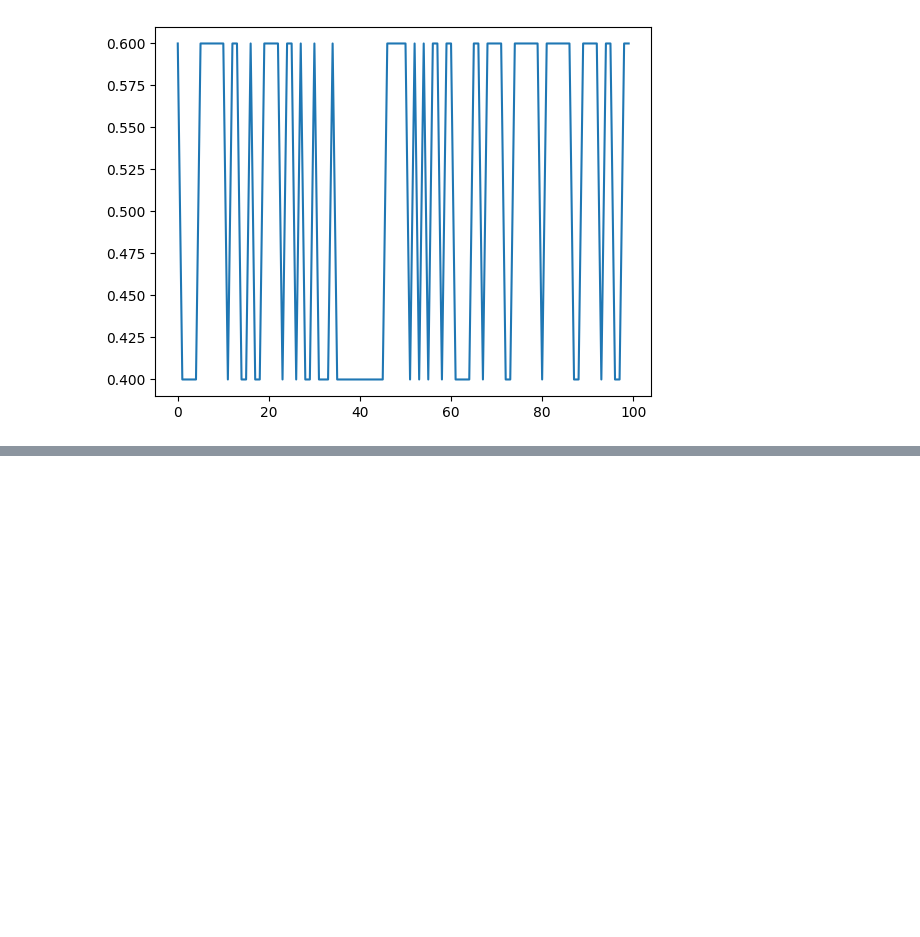
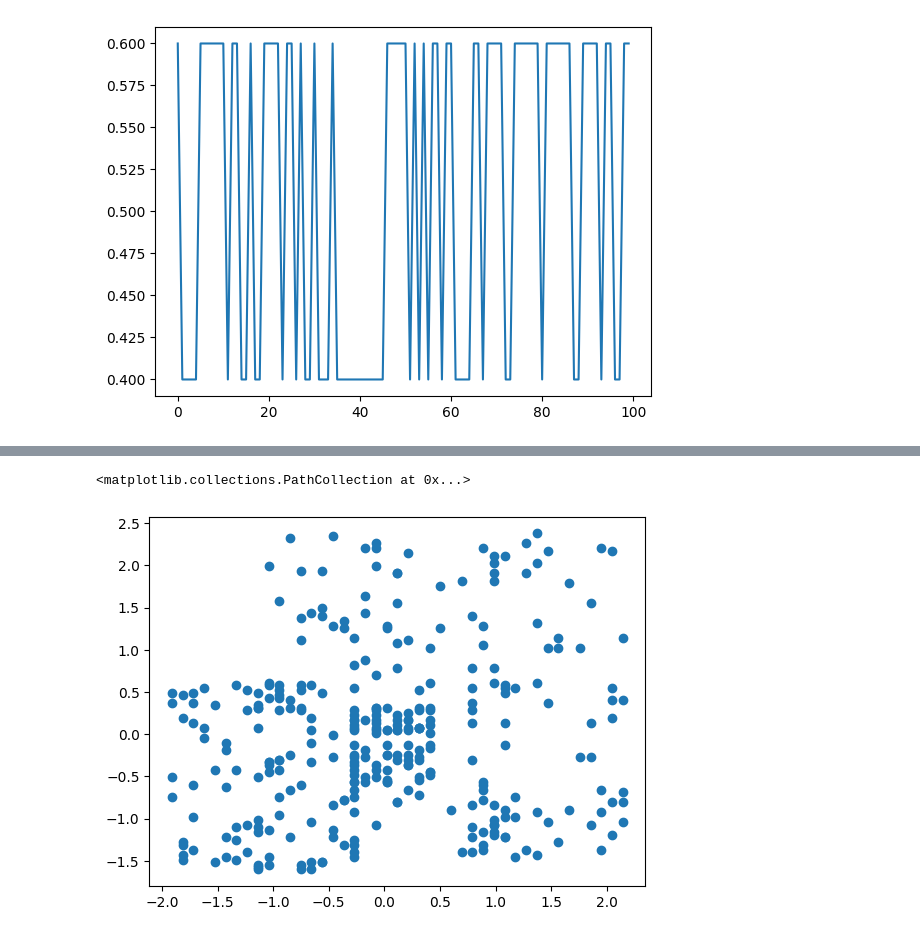
Before and after one commit to ajaykumar080286/DeepLearning, a Jupyter notebook: feature_scaling.ipynb, the cells around one changed output, grey strips where cells are left out. Cells and saved outputs as stored; diff of their text form; code cells hidden in the pictures; blank space fills up the shorter version.

```diff
--- a/feature_scaling.ipynb
+++ b/feature_scaling.ipynb
@@ -86,0 +104,2 @@ plt.plot(history.history['val_accuracy'])
+# %%
+st=StandardScaler()
@@ -86,0 +155,5 @@ plt.plot(history.history['val_accuracy'])
+# %%
+plt.scatter(X_train_tf[:,0], X_train_tf[:,1])
+# %% [output]
+<matplotlib.collections.PathCollection at 0x...>
+[figure, added]
```
Also changed, not shown: parts of 8 cells of this notebook.
